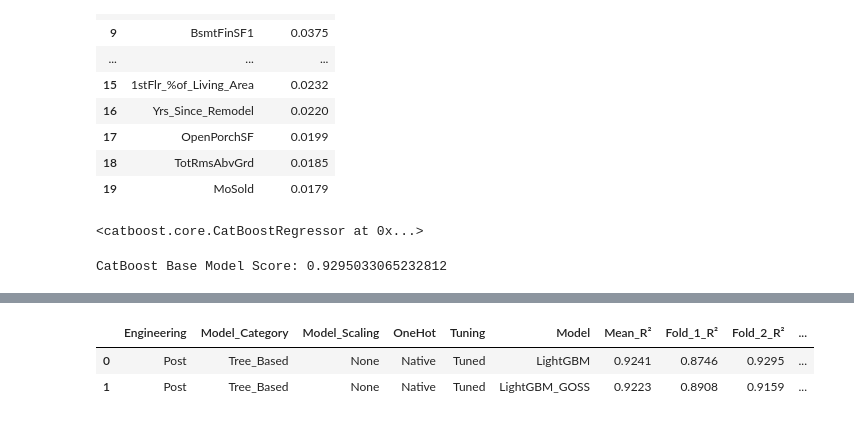
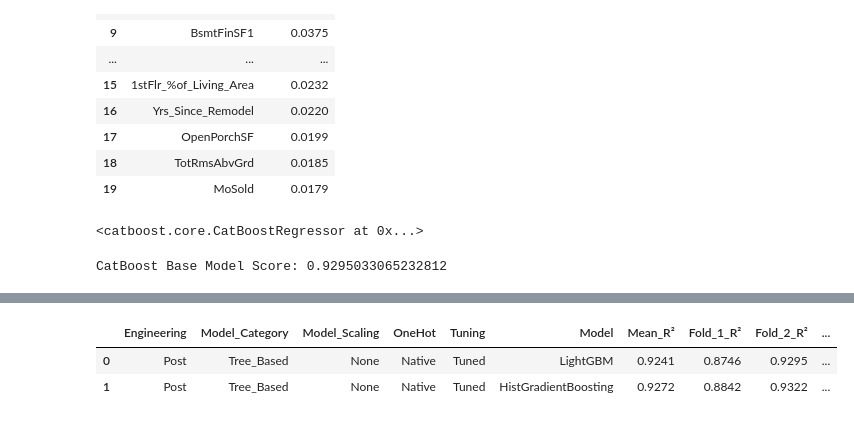
Before and after one commit to edwardweldon100/Machine-Learning-Project, a Jupyter notebook: ML Project- Trees- OneHot Nominal only- native nominal encoding , HGBM, XG Boost, LightGBM, Catboost - w Engineered Features- ROUND 2.ipynb, the cells around one changed output, grey strips where cells are left out. Drawn from its saved outputs; the diff is of its cells as text; code cells hidden in the pictures.

```diff
--- a/ML Project- Trees- OneHot Nominal only- native nominal encoding , HGBM, XG Boost, LightGBM, Catboost - w Engineered Features- ROUND 2.ipynb
+++ b/ML Project- Trees- OneHot Nominal only- native nominal encoding , HGBM, XG Boost, LightGBM, Catboost - w Engineered Features- ROUND 2.ipynb
@@ -265,5 +265,20 @@ random_search_hgb = RandomizedSearchCV(
 random_search_hgb.fit(X2, Y)
 print('Best parameters:', random_search_hgb.best_params_)
 print(f'Best CV Score: {random_search_hgb.best_score_:.4f}')
+
+#Results Dataframe
+hgbm_cv_results_df = pd.DataFrame(random_search_hgb.cv_results_)
+hgbm_best_row = hgbm_cv_results_df.loc[hgbm_cv_results_df['rank_test_score'] == 1].iloc[0]
+hgbm_fold_scores = [hgbm_best_row[f'split{i}_test_score'] for i in range(5)]
+hgbm_tuned_results_df = pd.DataFrame({
+    'Engineering': ['Post'],
+    'Model_Category': ['Tree_Based'],
+    'Model_Scaling': ['None'],
+    'OneHot': ['Native'],
+    'Tuning': ['Tuned'],
+    'Model': ['HistGradientBoosting'],
+    'Mean_R²': [hgbm_best_row['mean_test_score']],
+    **{f'Fold_{i+1}_R²': [hgbm_fold_scores[i]] for i in range(5)}
+})
 # %% [output]
 Fitting 5 folds for each of 3 candidates, totalling 15 fits
@@ -656,25 +665,25 @@ Plot_Feature_Importances_Only(cat_boost, X2)
 # %%
 #Concatenate all Results
 Tree_Results_NativeOneHot_df = pd.concat(
     [lgbm_tuned_results_df,
-    lgbm_GOSS_tuned_results_df],
+    hgbm_tuned_results_df],
     axis=0,
     ignore_index=True
 )
 #Better Score column (Base vs Tuned)
 Tree_Results_NativeOneHot_df['Model_Clean'] = Tree_Results_NativeOneHot_df['Model'].str.replace('_Base|_Tuned', '', regex=True)
 Tree_Results_NativeOneHot_df['Better_Score'] = False
 for model_name, group in Tree_Results_NativeOneHot_df.groupby('Model_Clean'):
     best_idx = group['Mean_R²'].idxmax()
     Tree_Results_NativeOneHot_df.loc[best_idx, 'Better_Score'] = True
 Tree_Results_NativeOneHot_df.drop(columns=['Model_Clean'], inplace=True)
 
 pd.set_option('display.float_format', lambda x: f'{x:.4f}')
 Tree_Results_NativeOneHot_df
 # %% [output]
 |  | Engineering | Model_Category | Model_Scaling | OneHot | Tuning | Model | Mean_R² | Fold_1_R² | Fold_2_R² | ... |
 | 0 | Post | Tree_Based | None | Native | Tuned | LightGBM | 0.9241 | 0.8746 | 0.9295 | ... |
-| 1 | Post | Tree_Based | None | Native | Tuned | LightGBM_GOSS | 0.9223 | 0.8908 | 0.9159 | ... |
+| 1 | Post | Tree_Based | None | Native | Tuned | HistGradientBoosting | 0.9272 | 0.8842 | 0.9322 | ... |
 # %%
 #Export Results
 Tree_Results_NativeOneHot_df.to_csv('Tree_Results_NativeOneHot_PostEngineering.csv', index=False)
```
Also changed, not shown: parts of 7 cells of this notebook, 3 other files.
